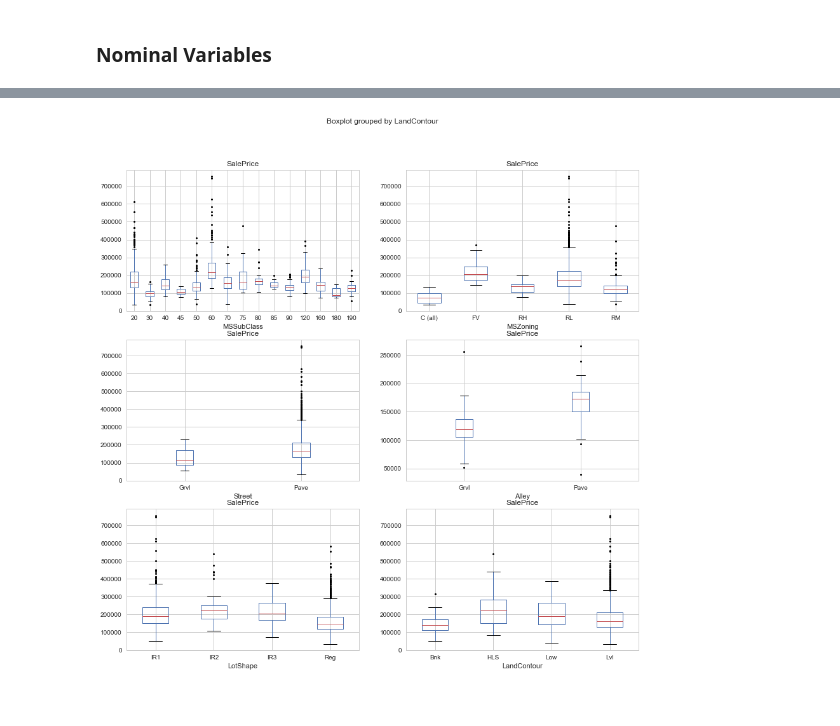
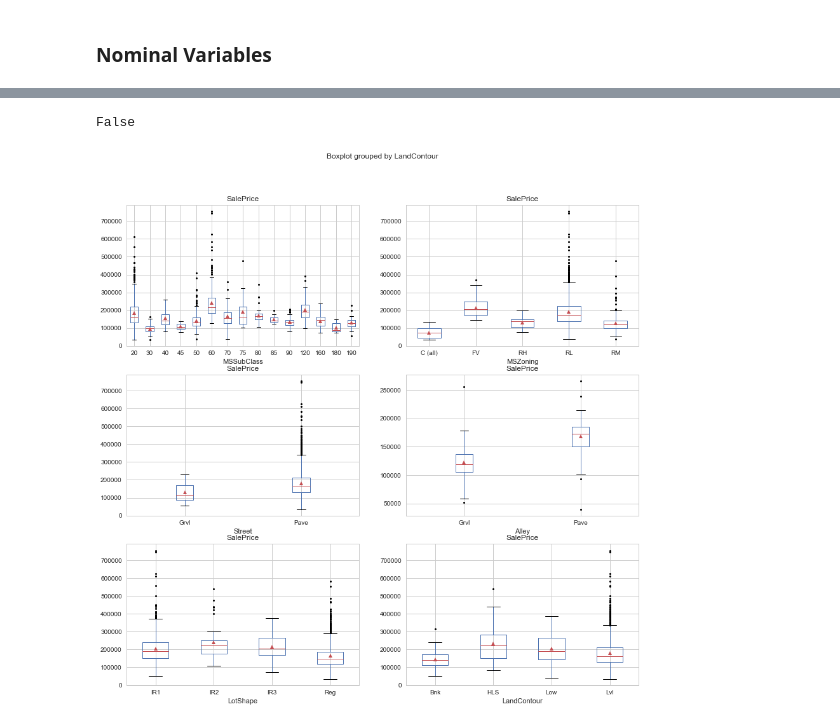
Before and after one commit to indianmoody/data-science-portfolio, a Jupyter notebook: ames_housing_prices/bivariate2.ipynb, the cells around one changed output, grey strips where cells are left out. Cells and saved outputs as stored; diff of their text form; code cells hidden in the pictures.

```diff
--- a/ames_housing_prices/bivariate2.ipynb
+++ b/ames_housing_prices/bivariate2.ipynb
@@ -18,8 +26,12 @@ ames.boxplot(column='SalePrice', by='MSSubClass', sym='k.')
+# %%
+"CentralAir2" in ames.select_dtypes(include='object').columns
+# %% [output]
+False
 # %%
 list1 = ['MSSubClass','MSZoning','Street','Alley','LotShape','LandContour']
 # %%
 fig1, ax1 = plt.subplots(nrows=3, ncols=2, figsize=(14,14))
 for i in range(0,6):
-    ames.boxplot(column='SalePrice',by=list1[i],sym='k.', ax=ax1[i//2,i%2])
+    ames.boxplot(column='SalePrice',by=list1[i],sym='k.', ax=ax1[i//2,i%2], showmeans=True)
 # %% [output]
-[figure, old version]
+[figure, new version]
```
Also changed, not shown: parts of 17 cells of this notebook.
